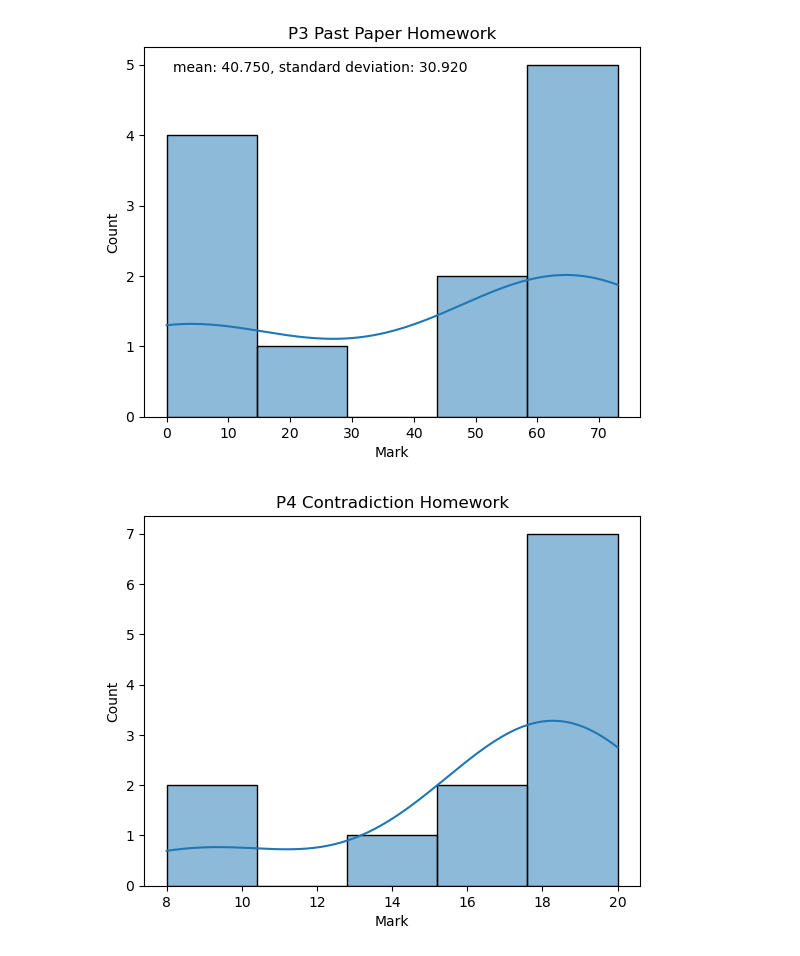
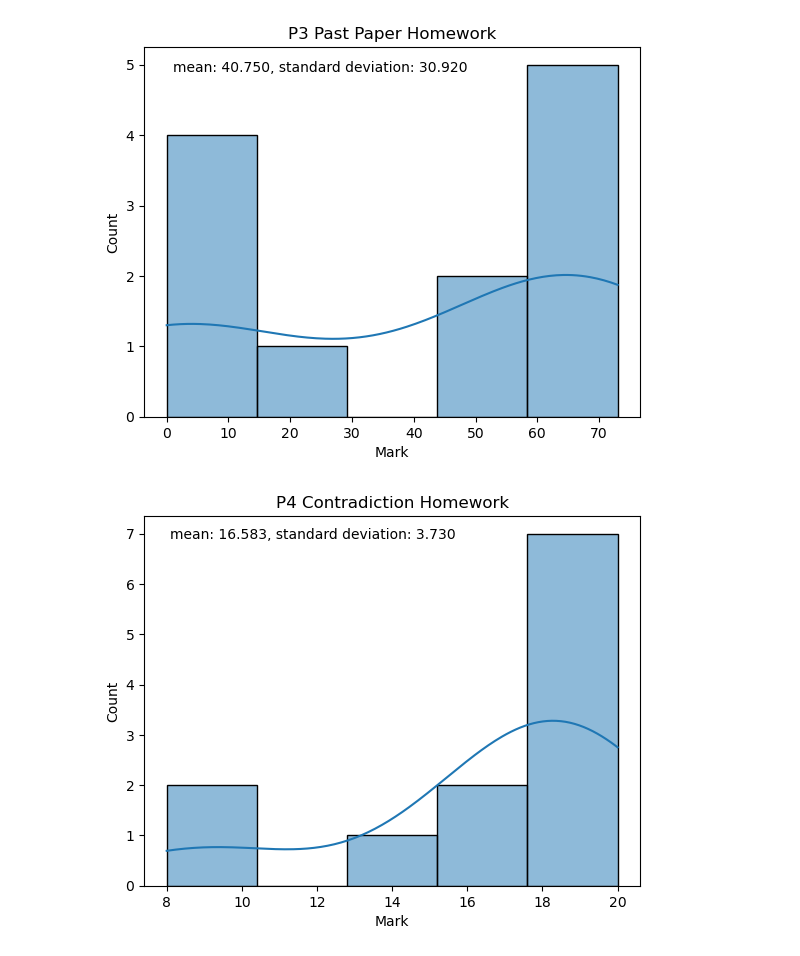
Before and after one commit to dlehdgk/assessments, a Jupyter notebook: homework.ipynb, the cells around one changed output. Saved outputs shown, nothing was run; the diff lists cells and outputs as text; code cells hidden in the pictures.

```diff
--- a/homework.ipynb
+++ b/homework.ipynb
@@ -53,9 +53,9 @@ plt.savefig('Output/P3 Past Paper.png',dpi=300)
 # %%
 df = contra[contra['Name']!='Total']
 data = f'mean: %.3f, standard deviation: %.3f'%(np.mean(df['Mark']),np.std(df['Mark']))
 hist = sns.histplot(df, x = 'Mark',kde=True)
 hist.set_title('P4 Contradiction Homework')
-hist.annotate(data, (21,5.9))
+hist.annotate(data, (8.1,6.9))
 plt.savefig('Output/P4 Contradiction.png',dpi=300)
 # %% [output]
-[figure, old version]
+[figure, new version]
```
Also changed, not shown: 1 other file.
